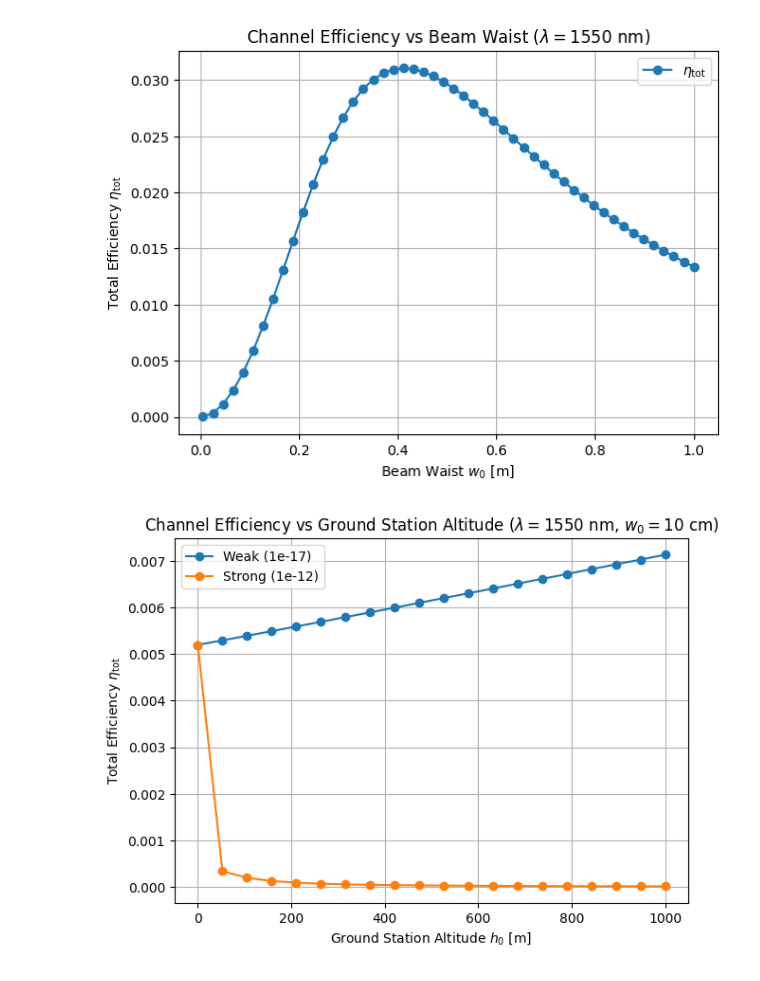
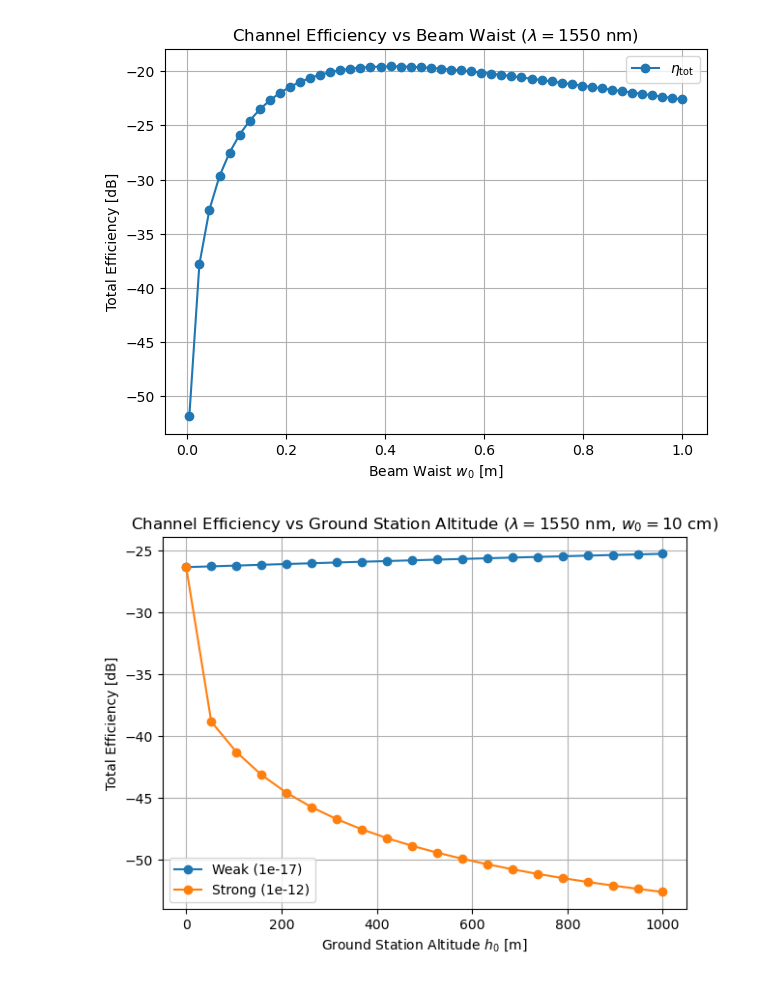
Before and after one commit to gehadibany/thesis_work, a Jupyter notebook: operational_parameters_selection.ipynb, the cells around one changed output. Drawn from its saved outputs; the diff is of its cells as text; code cells hidden in the pictures.

```diff
--- a/operational_parameters_selection.ipynb
+++ b/operational_parameters_selection.ipynb
@@ -153,8 +191,8 @@ for lam in lambdas:
         for h0 in station_heights:
             results.append(evaluate(lam, w0, h0))
 
-print(f"{'λ [nm]':>8} {'w0 [m]':>8} {'h0 [m]':>8} {'γ':>12} {'w(L) [m]':>12} {'σ²_I':>12} {'σ²_tb':>12} {'w_LT [m]':>12} {'Δw [m]':>12} {'r0 [m]':>12} {'θ0 [rad]':>12} {'τ0 [s]':>12} {'η_tot':>12}")
+print(f"{'λ [nm]':>8} {'w0 [m]':>8} {'h0 [m]':>8} {'γ':>12} {'w(L) [m]':>12} {'σ²_I':>12} {'σ²_tb':>12} {'w_eff [m]':>12} {'Δw [m]':>12} {'r0 [m]':>12} {'θ0 [rad]':>12} {'τ0 [s]':>12} {'η_tot':>12}")
 for r in results:
-    delta_w = r['w_LT'] - r['w_L']
-    print(f"{r['lambda_nm']:8.0f} {r['w0_m']:8.3f} {r['h0_m']:8.0f} {r['gamma']:12.3e} {r['w_L']:12.3e} {r['sigma_I2']:12.3e} {r['sigma_tb2']:12.3e} {r['w_LT']:12.3e} {delta_w:12.3e} {r['r0']:12.3e} {r['theta0']:12.3e} {r['tau0']:12.3e} {r['eta_tot']:12.3e}")
+    delta_w = r['w_eff'] - r['w_L']
+    print(f"{r['lambda_nm']:8.0f} {r['w0_m']:8.3f} {r['h0_m']:8.0f} {r['gamma']:12.3e} {r['w_L']:12.3e} {r['sigma_I2']:12.3e} {r['sigma_tb2']:12.3e} {r['w_eff']:12.3e} {delta_w:12.3e} {r['r0']:12.3e} {r['theta0']:12.3e} {r['tau0']:12.3e} {r['eta_tot']:12.3e}")
 # %% [output]
@@ -185,20 +223,34 @@ lam_values = np.linspace(700e-9, 1600e-9, 50)
 L_atm = np.sqrt((RE + HT)**2 + (RE + h0_ref)**2 * (np.cos(zeta)**2 - 1)) - (RE + h0_ref) * np.cos(zeta)
 
 eta_vals = []
+delta_w_vals = []
 
 for lam in lam_values:
     res = evaluate(lam, w0, h0_ref)
-    wLT_tel = res["w_LT"]
-    eta = eta_tot(res["gamma"], L_atm, aR, wLT_tel, b, eta_QE, res["r0"])
-    eta_vals.append(eta)
+    weff_tel = res["w_eff"]
+    eta_vals.append(res["eta_tot"])
+    dw = res["w_eff"] - res["w_L"]
+    delta_w_vals.append(dw)
 
 # Plot
 plt.figure(figsize=(7,5))
-plt.plot(lam_values*1e9, eta_vals, 'o-', label=r'$\eta_{\mathrm{tot}}$')
+plt.plot(lam_values*1e9, 10*np.log10(eta_vals), 'o-', label=r'$\eta_{\mathrm{tot}}$')
 plt.xlabel(r"Wavelength $\lambda$ [nm]")
-plt.ylabel(r"Total Efficiency $\eta_{\mathrm{tot}}$")
+plt.ylabel(r"Total Efficiency [dB]")
 plt.title(r"Channel Efficiency vs Wavelength ($w_0$ = 5 cm $h_0$ = 10 m)")
 plt.legend()
 plt.grid()
 plt.show()
+
+# Plot
+plt.figure(figsize=(7,5))
+
+# Here we plot in meters as per your print statement, but mm is often cleaner.
+plt.plot(lam_values*1e9, delta_w_vals, 'o-', color='red', label=r'$\Delta w = w_{\text{eff}} - w_L$')
+plt.xlabel(r"Wavelength $\lambda$ [nm]")
+plt.ylabel(r"Beam Broadening $\Delta w$ [m]")
+plt.title(r"Turbulence-Induced Broadening vs Wavelength ($w_0$=5cm)")
+plt.legend()
+plt.grid()
+plt.show()
 # %% [output]
@@ -214,51 +267,48 @@ L_atm = np.sqrt((RE + HT)**2 + (RE + h0_ref)**2 * (np.cos(zeta)**2 - 1)) - (RE +
 eta_vals = []
 for w0 in w0_values:
     res = evaluate(lam, w0, h0_ref)
-    eta = eta_tot(res["gamma"], L_atm, aR, res["w_LT"], b, eta_QE, res["r0"])
-    eta_vals.append(eta)
+    eta_vals.append(res["eta_tot"])
 
 
 # Plot
 plt.figure(figsize=(7,5))
-plt.plot(w0_values, eta_vals, 'o-', label=r'$\eta_{\mathrm{tot}}$')
+plt.plot(w0_values, 10*np.log10(eta_vals), 'o-', label=r'$\eta_{\mathrm{tot}}$')
 plt.xlabel(r"Beam Waist $w_0$ [m]")
-plt.ylabel(r"Total Efficiency $\eta_{\mathrm{tot}}$")
+plt.ylabel(r"Total Efficiency [dB]")
 plt.title(r"Channel Efficiency vs Beam Waist ($\lambda=1550$ nm)")
 plt.legend()
 plt.grid()
 plt.show()
 # %% [output]
-[figure, old version]
+[figure, new version]
 # %%
 #!!WARNING!!: Running the plot blocks above after this one would give different reults as this block re-defines the baseline value of the refractive index structure parameter Cn2_h0.
 # Make sure you run the parameters cell at the very beginning before you re-run the above plot blocks.
 
 lam = 1550e-9
 w0 = 0.1
 h0_values = np.linspace(0, 1000, 20)
 turbulence_cases = {"Weak (1e-17)": 1e-17, "Strong (1e-12)": 1e-12}
 
 results = {}
 
 for label, Cn2_h0 in turbulence_cases.items():
     eta_vals = []
     for h0 in h0_values:
         L_atm = np.sqrt((RE + HT)**2 + (RE + h0)**2 * (np.cos(zeta)**2 - 1)) - (RE + h0) * np.cos(zeta)
         res = evaluate(lam, w0, h0)
-        eta = eta_tot(res["gamma"], L_atm, aR, res["w_LT"],
-                      b, eta_QE, res["r0"])
-        eta_vals.append(eta)
+        eta_vals.append(res["eta_tot"])
     results[label] = eta_vals
 
 
 plt.figure(figsize=(7,5))
 for label, vals in results.items():
-    plt.plot(h0_values, vals, 'o-', label=label)
+    plt.plot(h0_values, 10 * np.log10(np.array(vals)), 'o-', label=label)
 plt.xlabel(r"Ground Station Altitude $h_0$ [m]")
-plt.ylabel(r"Total Efficiency $\eta_{\mathrm{tot}}$")
+plt.ylabel(r"Total Efficiency [dB]")
 plt.title(r"Channel Efficiency vs Ground Station Altitude ($\lambda=1550$ nm, $w_0= 10$ cm)")
 plt.legend()
 plt.grid()
 plt.show()
 # %% [output]
-[figure, old version]
+[figure, new version]
```
Also changed, not shown: parts of 5 cells of this notebook, 4 other files.
